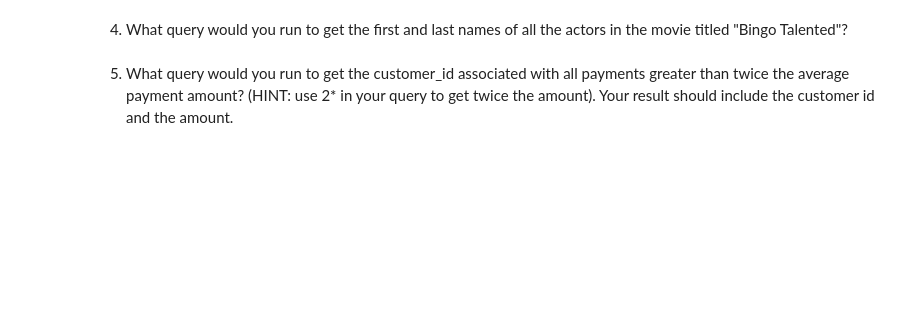
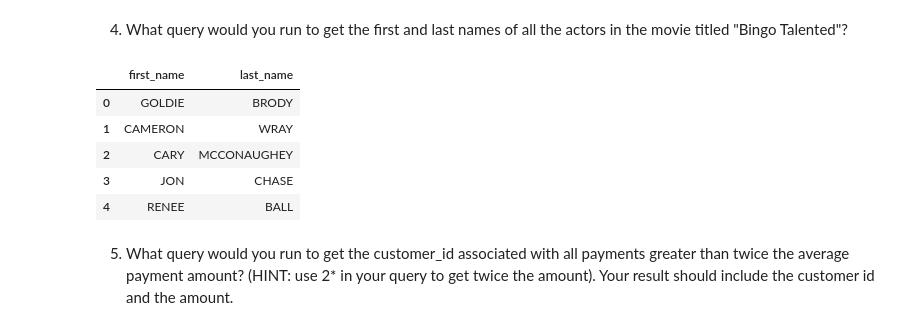
Before and after one commit to evelynmmartinez/Sakilas, a Jupyter notebook: Sakilas .ipynb, the cells around one changed output. Cells and saved outputs as stored; diff of their text form; code cells hidden in the pictures; blank space fills up the shorter version.

```diff
--- a/Sakilas .ipynb
+++ b/Sakilas .ipynb
@@ -74,4 +130,20 @@ ProgrammingError: (pymysql.err.ProgrammingError) (1064, "You have an error in yo
 # %% [markdown]
 4. What query would you run to get the first and last names of all the actors in the movie titled "Bingo Talented"?
+# %%
+q = '''SELECT a.first_name, a.last_name
+FROM actor a
+JOIN film_actor fa ON a.actor_id = fa.actor_id
+JOIN film f ON fa.film_id = f.film_id
+WHERE f.title = 'Bingo Talented';'''
+
+
+pd.read_sql(q,engine)
+# %% [output]
+|  | first_name | last_name |
+| 0 | GOLDIE | BRODY |
+| 1 | CAMERON | WRAY |
+| 2 | CARY | MCCONAUGHEY |
+| 3 | JON | CHASE |
+| 4 | RENEE | BALL |
 # %% [markdown]
 5. What query would you run to get the customer_id associated with all payments greater than twice the average payment amount? (HINT: use 2* in your query to get twice the amount). Your result should include the customer id and the amount.
```
Also changed, not shown: parts of 5 cells of this notebook, 1 other file.
